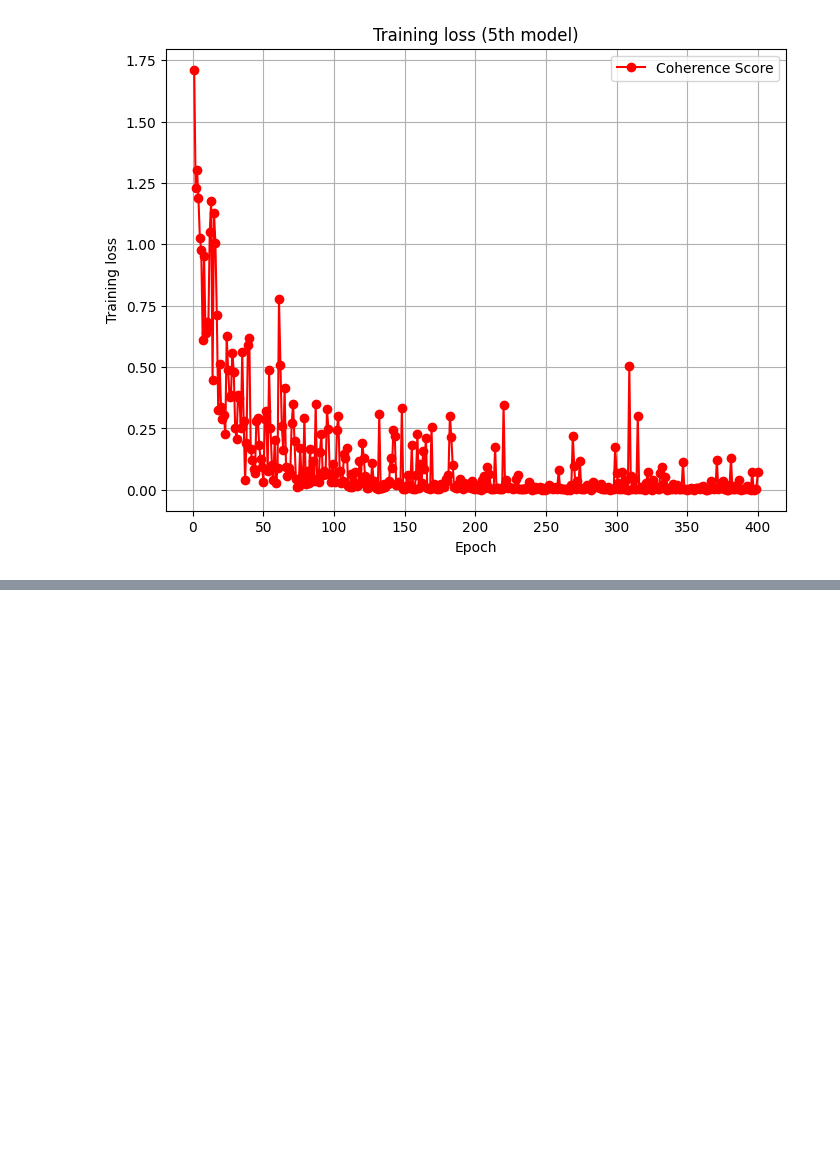
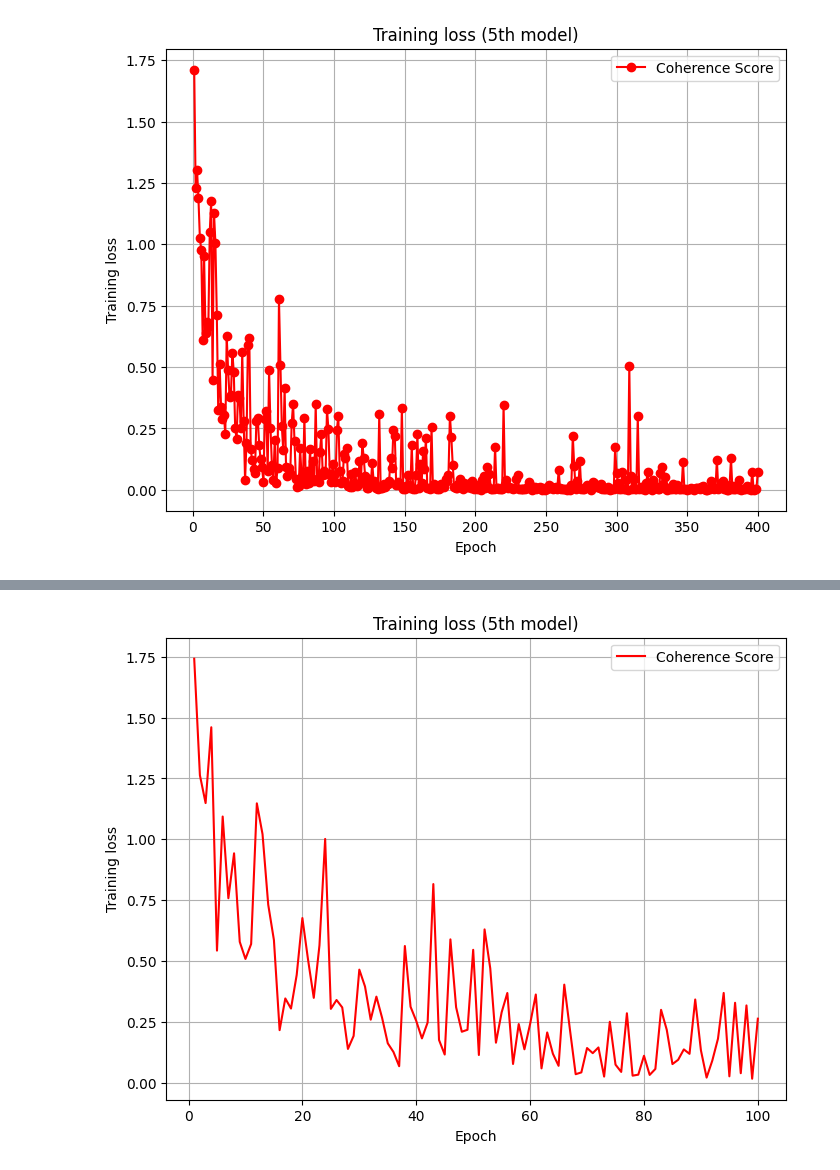
Before and after one commit to qpa-agh/usa_issues_data_mining, a Jupyter notebook: topic_classification/bert_classification.ipynb, the cells around one changed output, grey strips where cells are left out. Saved outputs shown, nothing was run; the diff lists cells and outputs as text; code cells hidden in the pictures; blank space fills up the shorter version.

```diff
--- a/topic_classification/bert_classification.ipynb
+++ b/topic_classification/bert_classification.ipynb
@@ -126,7 +131,7 @@ def train(classifier, criterion, optimizer, train_loader, epochs=30):
 
 									embeddings, labels = batch
 									embeddings = embeddings.to(device)
-									labels = labels.to(device)
+									labels = labels.to(device).long()
 
 									outputs = classifier(embeddings)
 									loss = criterion(outputs, labels)
@@ -142,3 +147,4 @@ def train(classifier, criterion, optimizer, train_loader, epochs=30):
 	return losses
 
 device = torch.device("cuda") if torch.cuda.is_available() else torch.device("cpu")
+device
@@ -533,0 +636,16 @@ plt.show()
+# %%
+import matplotlib.pyplot as plt
+plt.figure(figsize=(8, 6))
+plt.plot(list(range(1, len(losses)+1)), losses, linestyle='-', color='r', label='Coherence Score')
+
+# Add labels and title
+plt.xlabel('Epoch')
+plt.ylabel('Training loss')
+plt.title('Training loss (5th model)')
+plt.legend()
+
+# Show the plot
+plt.grid()
+plt.show()
+# %% [output]
+[figure, added]
```
Also changed, not shown: parts of 8 cells of this notebook, 2 other files.
